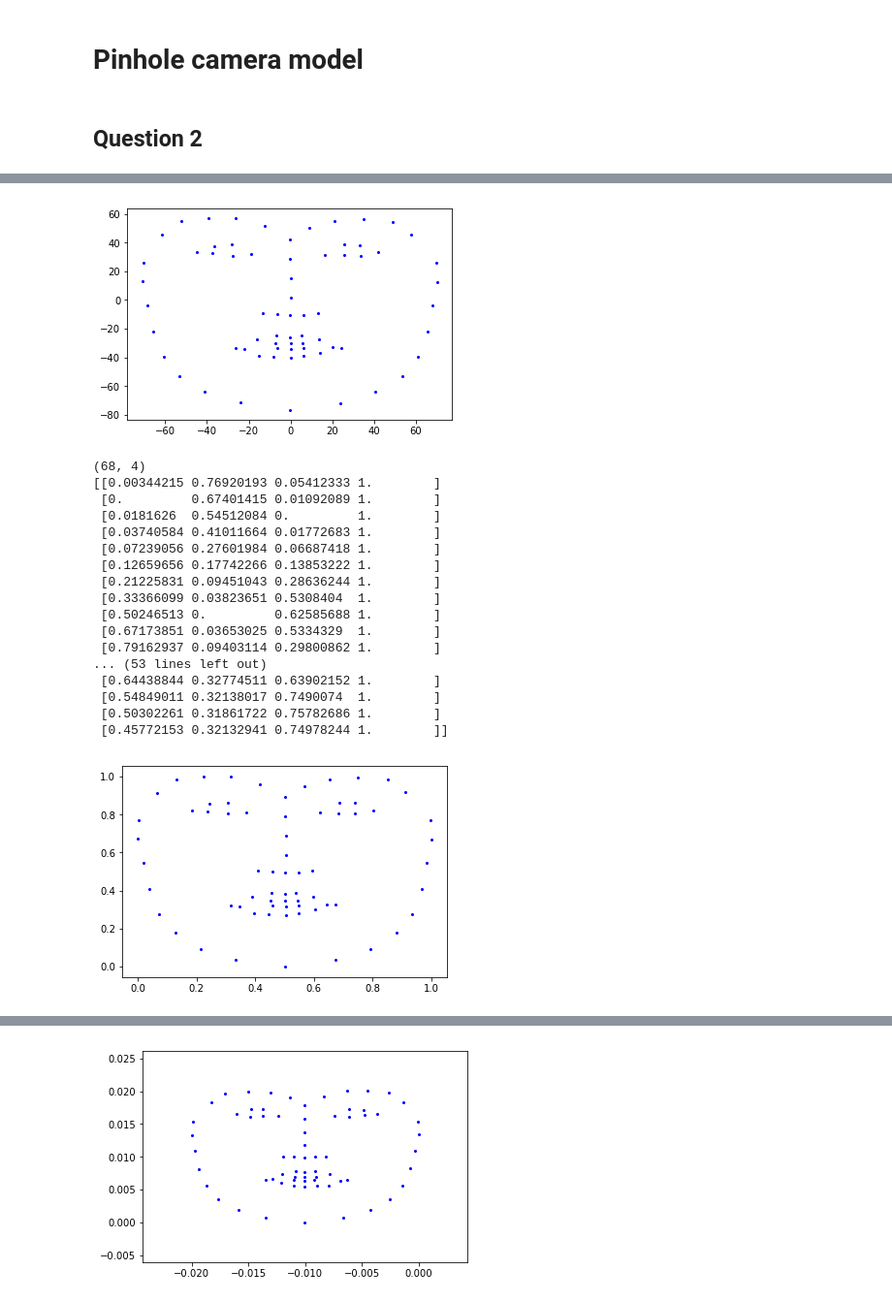
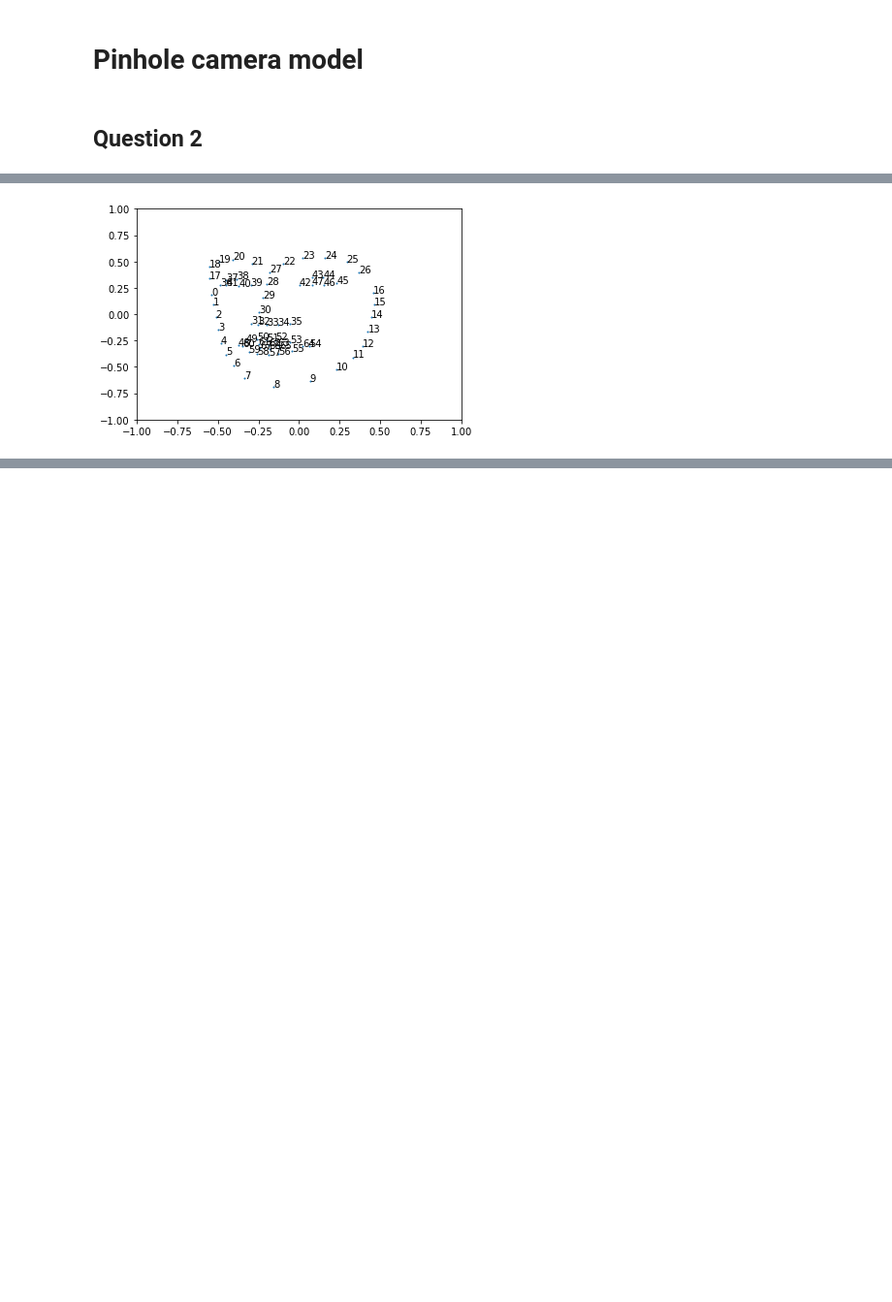
Before and after one commit to dbtmpl/Computer-Vision-2, a Jupyter notebook: Assignment_3/solution_1_to_3.ipynb, the cells around one changed output, grey strips where cells are left out. Shown at 97% size. Cells and saved outputs as stored; diff of their text form; code cells hidden in the pictures; blank space fills up the shorter version.

```diff
--- a/Assignment_3/solution_1_to_3.ipynb
+++ b/Assignment_3/solution_1_to_3.ipynb
@@ -97,10 +103,10 @@ new_face = lambda alpha, beta: mean_shape + mean_expr \
            + basis_expr @ (beta * np.sqrt(sigma2_expr))
 
 NCOLS=5
-NROWS=10
+NROWS=5
 
 %matplotlib inline
-plt.figure(figsize=(20, 40))
+plt.figure(figsize=(30, 20))
 alpha = 0
 for i in range(NCOLS * NROWS):
     plt.subplot(NROWS, NCOLS, i + 1)
@@ -112,7 +118,7 @@ for i in range(NCOLS * NROWS):
         faces=triangles,
         vertex_colors=mean_tex
     )
-    color, depth = render_mesh(mesh)
+    color = plot_mesh(mesh)
     plt.imshow(color)
 
 plt.savefig("sampled_faces.png")
@@ -315,59 +247,22 @@ plt.show()
 # %%
-points = mean_shape_fland
-npoints, ncoords = points.shape
+p3d = mean_shape_fland
+npoints, ncoords = p3d.shape
 
-x_1, y_1 = points[:, 0], points[:, 1]
-plt.scatter(x_1, y_1, color="b", s=4)
+p3d_homogeneous = np.hstack((p3d, np.ones(npoints).reshape(-1, 1)))
+
+p2d = projection(p3d_homogeneous.T, yrot=-10)
+
+fig = plt.figure()
+ax = fig.add_subplot(1, 1, 1)
+c = ax.scatter(*p2d, s=1)
+
+# Annotate
+for i in range(len(fland)):
+    ax.annotate(str(i), (p2d[0][i], p2d[1][i]))
+
+plt.ylim((-1, 1))
+plt.xlim((-1, 1))
+#plt.axis('equal')
 plt.show()
-
-points_norm, min_max = normalize_points(points)
-
-S_norm = np.hstack((points_norm, np.ones(npoints).reshape(-1, 1)))
-print(S_norm.shape)
-print(S_norm)
-
-x_1, y_1 = S_norm[:, 0], S_norm[:, 1]
-plt.scatter(x_1, y_1, color="b", s=4)
-plt.show()
-
-# p = projection(S_norm.T, d=-500, near=10, far=20, yrot=0)
-p = projection(S_norm.T)
-# p = projection_new(S_norm)
-
-x_1, y_1 = p[0, :], p[1, :]
-plt.scatter(x_1, y_1, color="b", s=4)
-plt.show()
-
-# fig = plt.figure()
-# ax = fig.add_subplot(1, 1, 1)
-# c = ax.scatter(*p, s=1)
-
-# # Annotate
-# for i in range(len(fland)):
-#     ax.annotate(str(i), (p[0][i], p[1][i]))
-
-
-# plt.ylim((-1, 1))
-# plt.xlim((-1, 1))
-# #plt.axis('equal')
-# plt.show()
 # %% [output]
-[figure, old version]
+[figure, new version]
-(68, 4)
-[[0.00344215 0.76920193 0.05412333 1.        ]
- [0.         0.67401415 0.01092089 1.        ]
- [0.0181626  0.54512084 0.         1.        ]
- [0.03740584 0.41011664 0.01772683 1.        ]
- [0.07239056 0.27601984 0.06687418 1.        ]
- [0.12659656 0.17742266 0.13853222 1.        ]
- [0.21225831 0.09451043 0.28636244 1.        ]
- [0.33366099 0.03823651 0.5308404  1.        ]
- [0.50246513 0.         0.62585688 1.        ]
- [0.67173851 0.03653025 0.5334329  1.        ]
- [0.79162937 0.09403114 0.29800862 1.        ]
-... (53 lines left out)
- [0.64438844 0.32774511 0.63902152 1.        ]
- [0.54849011 0.32138017 0.7490074  1.        ]
- [0.50302261 0.31861722 0.75782686 1.        ]
- [0.45772153 0.32132941 0.74978244 1.        ]]
-[figure, removed]
@@ -391 +268,0 @@ plt.show()
-[figure, removed]
```
Also changed, not shown: parts of 12 cells of this notebook, 5 other files.
